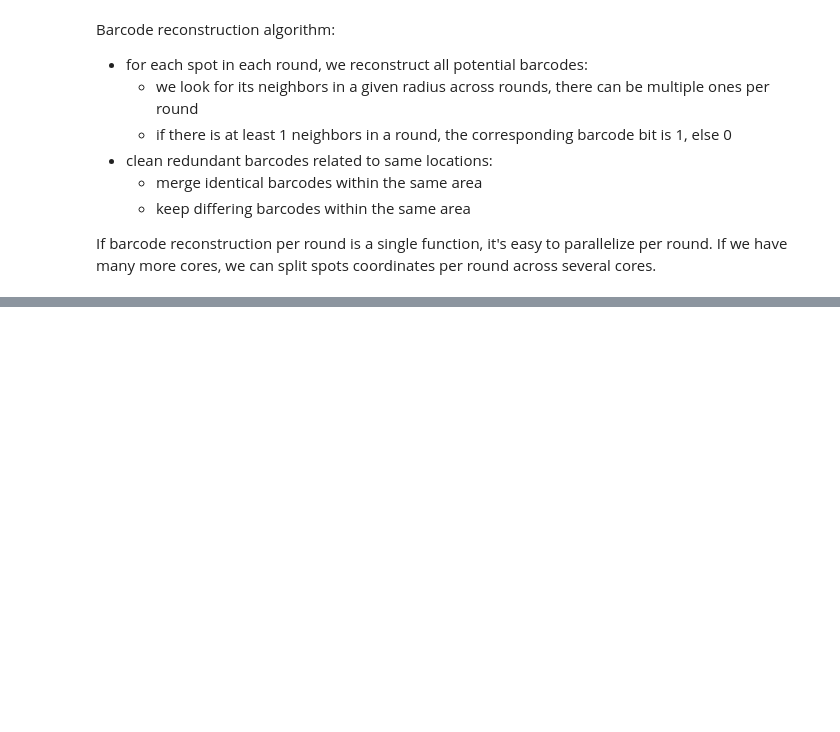
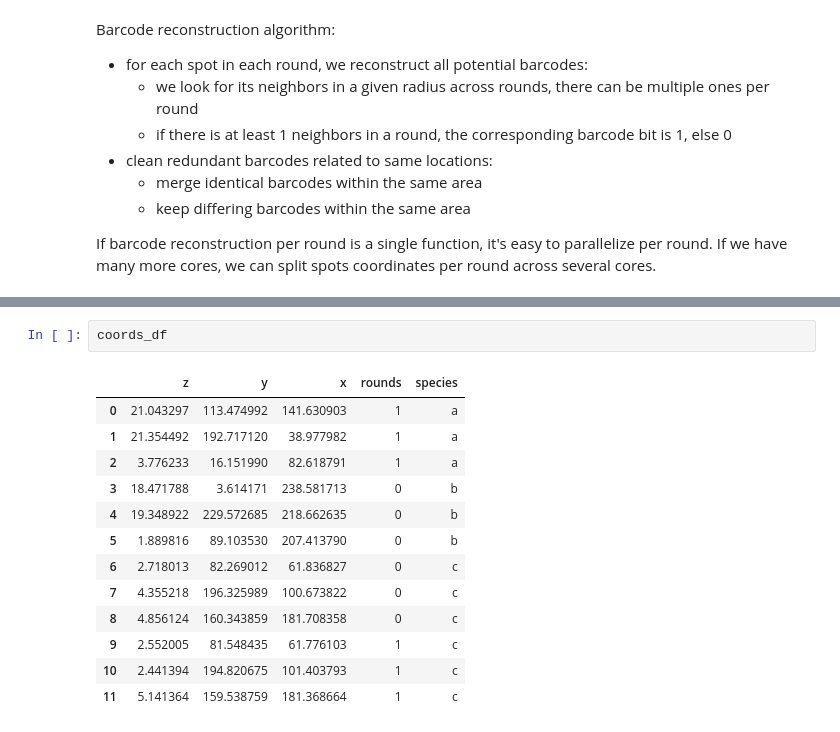
Before and after one commit to QI2lab/localize-psf, a Jupyter notebook: notebooks/decode_FISH.ipynb, the cells around one changed output, grey strips where cells are left out. Drawn from its saved outputs; the diff is of its cells as text; blank space fills up the shorter version.

```diff
--- a/notebooks/decode_FISH.ipynb
+++ b/notebooks/decode_FISH.ipynb
@@ -889,0 +228,16 @@ barcodes
+# %%
+coords_df
+# %% [output]
+|  | z | y | x | rounds | species |
+| 0 | 21.043297 | 113.474992 | 141.630903 | 1 | a |
+| 1 | 21.354492 | 192.717120 | 38.977982 | 1 | a |
+| 2 | 3.776233 | 16.151990 | 82.618791 | 1 | a |
+| 3 | 18.471788 | 3.614171 | 238.581713 | 0 | b |
+| 4 | 19.348922 | 229.572685 | 218.662635 | 0 | b |
+| 5 | 1.889816 | 89.103530 | 207.413790 | 0 | b |
+| 6 | 2.718013 | 82.269012 | 61.836827 | 0 | c |
+| 7 | 4.355218 | 196.325989 | 100.673822 | 0 | c |
+| 8 | 4.856124 | 160.343859 | 181.708358 | 0 | c |
+| 9 | 2.552005 | 81.548435 | 61.776103 | 1 | c |
+| 10 | 2.441394 | 194.820675 | 101.403793 | 1 | c |
+| 11 | 5.141364 | 159.538759 | 181.368664 | 1 | c |
```
Also changed, not shown: parts of 26 cells of this notebook, 1 other file.
